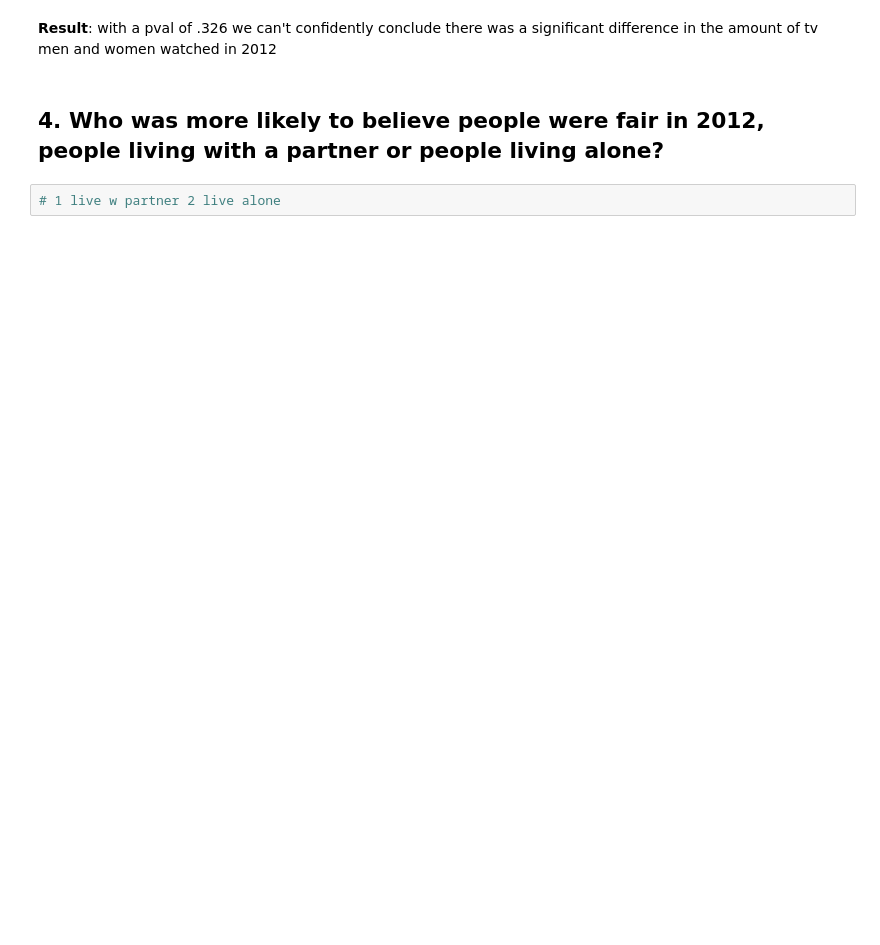
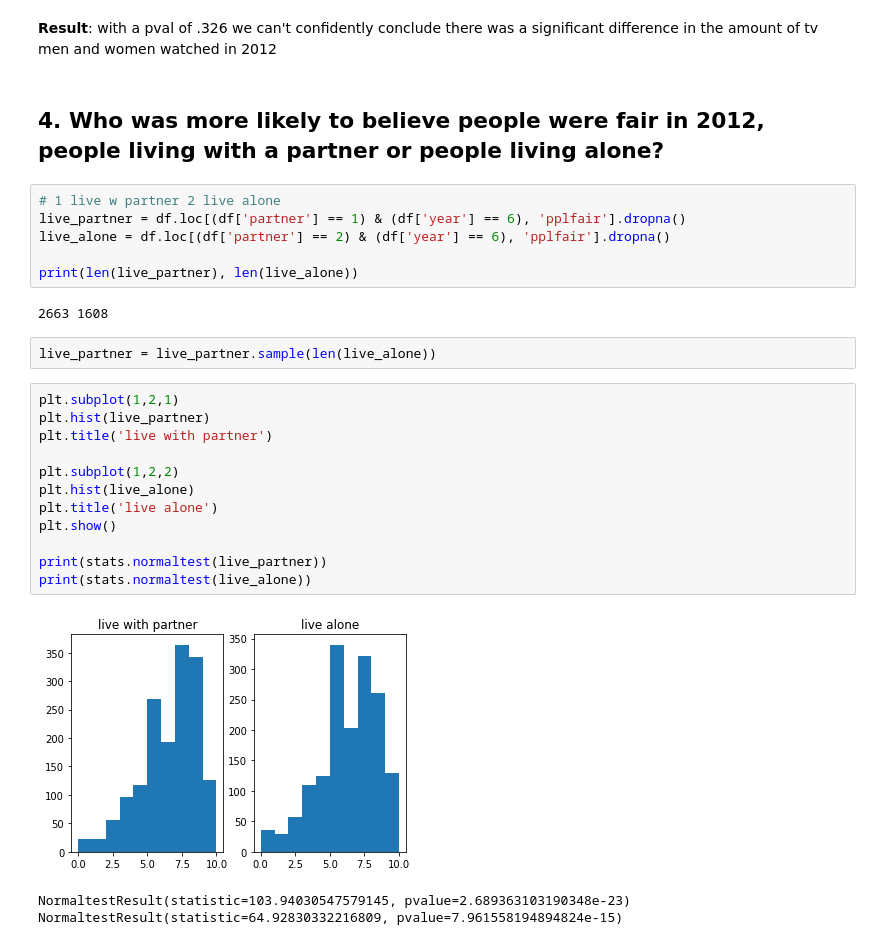
Before and after one commit to brianmcguckin/thinkful_unit_05_other_data_science_topics, a Jupyter notebook: 05_05_04_challenge_what_test_to_use.ipynb, the cells around one changed output. Drawn from its saved outputs; the diff is of its cells as text; blank space fills up the shorter version.

```diff
--- a/05_05_04_challenge_what_test_to_use.ipynb
+++ b/05_05_04_challenge_what_test_to_use.ipynb
@@ -232,5 +232,29 @@ WilcoxonResult(statistic=806684.0, pvalue=0.326468829637812)
 **Result**: with a pval of .326 we can't confidently conclude there was a significant difference in the amount of tv men and women watched in 2012
 # %% [markdown]
 ## 4. Who was more likely to believe people were fair in 2012, people living with a partner or people living alone?
-# %%
-# 1 live w partner 2 live alone
+# %%
+# 1 live w partner 2 live alone
+live_partner = df.loc[(df['partner'] == 1) & (df['year'] == 6), 'pplfair'].dropna()
+live_alone = df.loc[(df['partner'] == 2) & (df['year'] == 6), 'pplfair'].dropna()
+
+print(len(live_partner), len(live_alone))
+# %% [output]
+2663 1608
+# %%
+live_partner = live_partner.sample(len(live_alone))
+# %%
+plt.subplot(1,2,1)
+plt.hist(live_partner)
+plt.title('live with partner')
+
+plt.subplot(1,2,2)
+plt.hist(live_alone)
+plt.title('live alone')
+plt.show()
+
+print(stats.normaltest(live_partner))
+print(stats.normaltest(live_alone))
+# %% [output]
+[figure, added]
+NormaltestResult(statistic=103.94030547579145, pvalue=2.689363103190348e-23)
+NormaltestResult(statistic=64.92830332216809, pvalue=7.961558194894824e-15)
```
Also changed, not shown: parts of 8 cells of this notebook.
